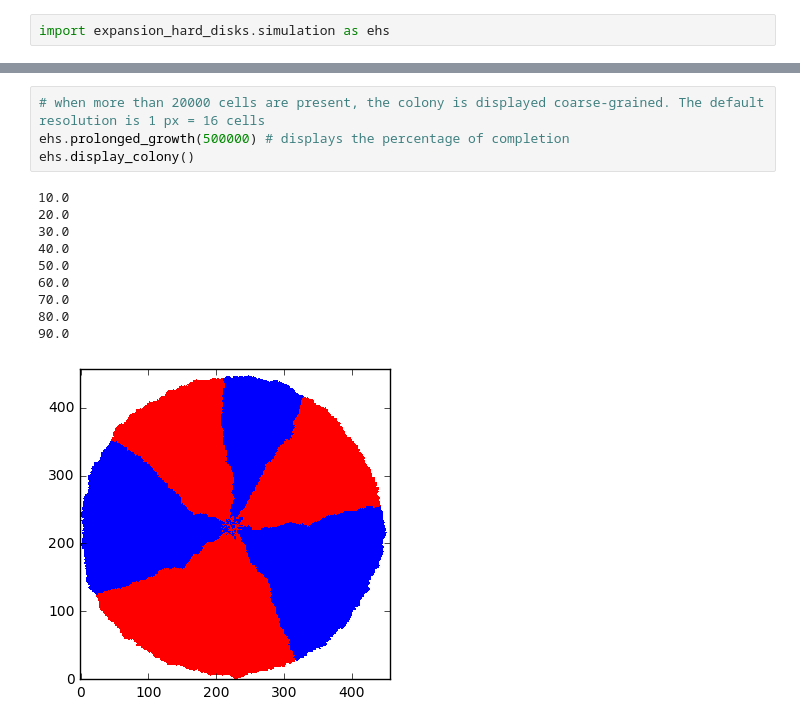
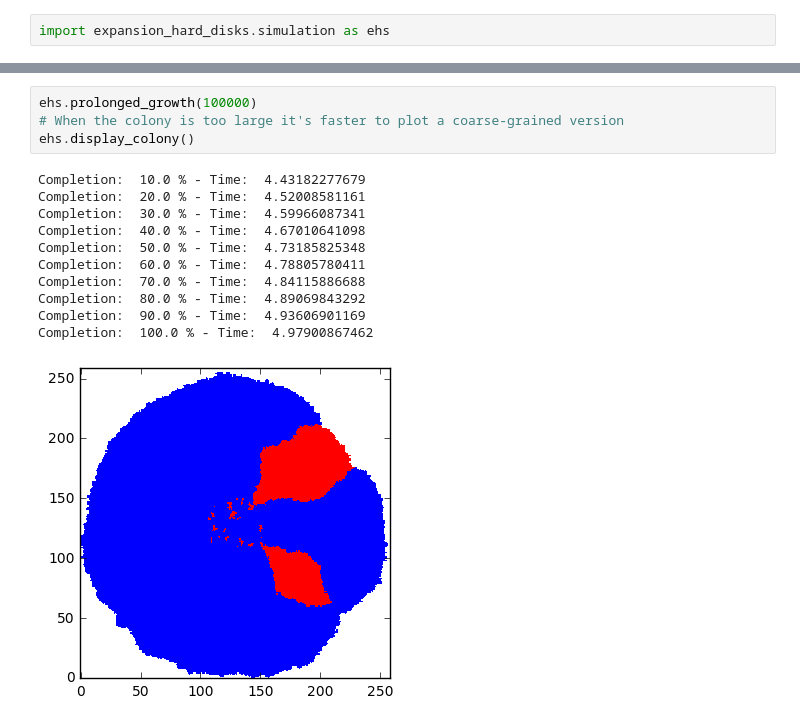
Before and after one commit to Range-Expansions/expansion_hard_disks, a Jupyter notebook: doc/testcode.ipynb, the cells around one changed output, grey strips where cells are left out. Drawn from its saved outputs; the diff is of its cells as text.

```diff
--- a/doc/testcode.ipynb
+++ b/doc/testcode.ipynb
@@ -42,15 +55,16 @@ ehs.display_colony()
-# %%
-# when more than 20000 cells are present, the colony is displayed coarse-grained. The default resolution is 1 px = 16 cells
-ehs.prolonged_growth(500000) # displays the percentage of completion
-ehs.display_colony()
-# %% [output]
-10.0
-20.0
-30.0
-40.0
-50.0
-60.0
-70.0
-80.0
-90.0
-[figure, removed]
+# %%
+ehs.prolonged_growth(100000)
+# When the colony is too large it's faster to plot a coarse-grained version
+ehs.display_colony()
+# %% [output]
+Completion:  10.0 % - Time:  4.43182277679
+Completion:  20.0 % - Time:  4.52008581161
+Completion:  30.0 % - Time:  4.59966087341
+Completion:  40.0 % - Time:  4.67010641098
+Completion:  50.0 % - Time:  4.73185825348
+Completion:  60.0 % - Time:  4.78805780411
+Completion:  70.0 % - Time:  4.84115886688
+Completion:  80.0 % - Time:  4.89069843292
+Completion:  90.0 % - Time:  4.93606901169
+Completion:  100.0 % - Time:  4.97900867462
+[figure, added]
```
Also changed, not shown: parts of 5 cells of this notebook.
